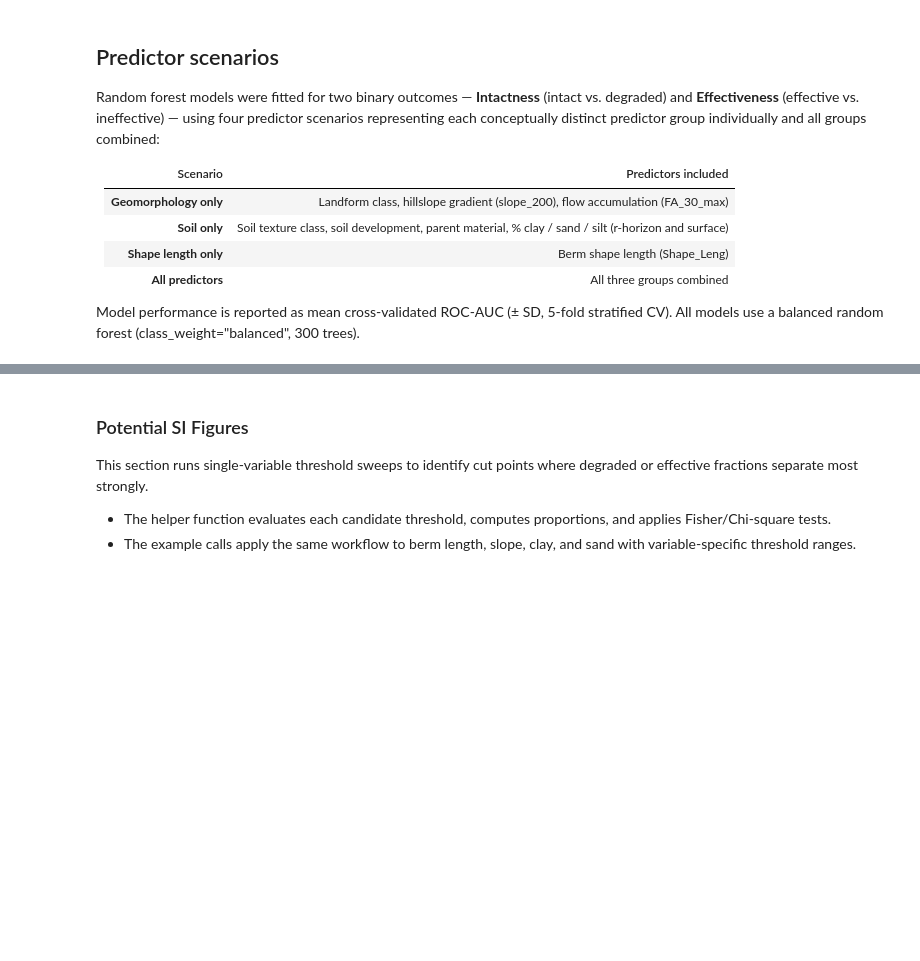
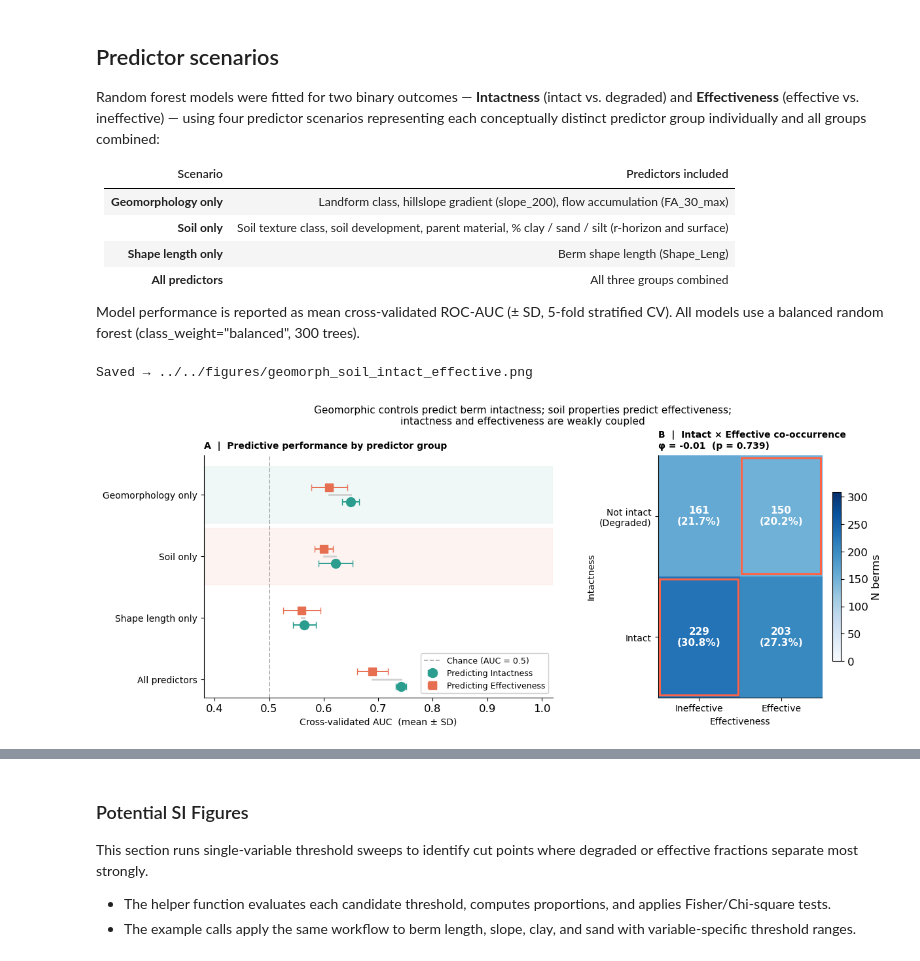
Before and after one commit to octavia-crompton/altar-berms-outcomes, a Jupyter notebook: notebooks/archive/ berm analysis with API - 2026-02-28 morning.ipynb, the cells around one changed output, grey strips where cells are left out. Saved outputs shown, nothing was run; the diff lists cells and outputs as text; code cells hidden in the pictures; blank space fills up the shorter version.

```diff
--- a/notebooks/archive/ berm analysis with API - 2026-02-28 morning.ipynb
+++ b/notebooks/archive/ berm analysis with API - 2026-02-28 morning.ipynb
@@ -3159,9 +3375,9 @@ for scenario_name, target, predictors_run in extra_effective_runs:
     })
 
 # Append extra log to file
-results_txt = "../data/summary/scenario_model_results.txt"
-with open(results_txt, "a") as f:
-    f.write("\n".join(extra_log_lines))
+results_txt = "../../data/summary/scenario_model_results.txt"
+# with open(results_txt, "a") as f:
+#     f.write("\n".join(extra_log_lines))
 
 # ---- Rebuild summary tables with reordered columns ----
 col_order = [
@@ -3249,7 +3488,7 @@ eff_sd       = pivoted[("cv_auc_sd",   "Effective")].values
 # ── Panel B data: berm-level Intact × Effective co-occurrence ─────────────────
 valid = df[["Intact", "Effective"]].dropna().copy()
 valid["intact_bin"] = valid["Intact"].astype(bool).astype(int)
-valid["eff_bin"]    = (valid["Effective"] == "Effective").astype(int)
+valid["eff_bin"]    = (valid["Effective"] == LBL_EFFECTIVE).astype(int)
 
 ct_cross = pd.crosstab(valid["intact_bin"], valid["eff_bin"],
                        rownames=["Intact"], colnames=["Effective"])
@@ -3312,36 +3551,39 @@ for i in range(2):
                  fontweight="bold", color=txt_color)
 
 # Highlight discordant (off-diagonal) cells
 for i, j in [(0, 1), (1, 0)]:
     ax2.add_patch(plt.Rectangle(
         (j - 0.48, i - 0.48), 0.96, 0.96,
         fill=False, edgecolor="tomato", linewidth=2.2, zorder=5
     ))
 
 ax2.set_xticks([0, 1]);  ax2.set_xticklabels(col_labels, fontsize=10)
 ax2.set_yticks([0, 1]);  ax2.set_yticklabels(row_labels, fontsize=10)
 ax2.set_xlabel("Effectiveness", fontsize=10)
 ax2.set_ylabel("Intactness",   fontsize=10)
 
 p_str = f"p = {p_phi:.3f}" if p_phi >= 0.001 else "p < 0.001"
 ax2.set_title(f"B  |  Intact × Effective co-occurrence\n"
               f"φ = {r_phi:.2f}  ({p_str})",
               fontsize=10, fontweight="bold", loc="left", pad=8)
 ax2.spines[["top", "right"]].set_visible(False)
 
 plt.colorbar(im, ax=ax2, shrink=0.7, label="N berms")
 
 fig.suptitle(
     "Geomorphic controls predict berm intactness; soil properties predict effectiveness;\n"
     "intactness and effectiveness are weakly coupled",
     fontsize=11, y=1.04
 )
 
-os.makedirs("../figures", exist_ok=True)
-out_path = "../figures/geomorph_soil_intact_effective.png"
-plt.savefig(out_path, dpi=150, bbox_inches="tight")
+os.makedirs("../../figures", exist_ok=True)
+out_path = "../../figures/geomorph_soil_intact_effective.png"
+# plt.savefig(out_path, dpi=150, bbox_inches="tight") d
 print(f"Saved → {out_path}")
 plt.show()
+# %% [output]
+Saved → ../../figures/geomorph_soil_intact_effective.png
+[figure, added]
 # %%
 # ── Slope figure: outcome on y-axis, AUC on x-axis, colour = scenario ────────
 
```
Also changed, not shown: parts of 39 cells of this notebook, 37 other files.
